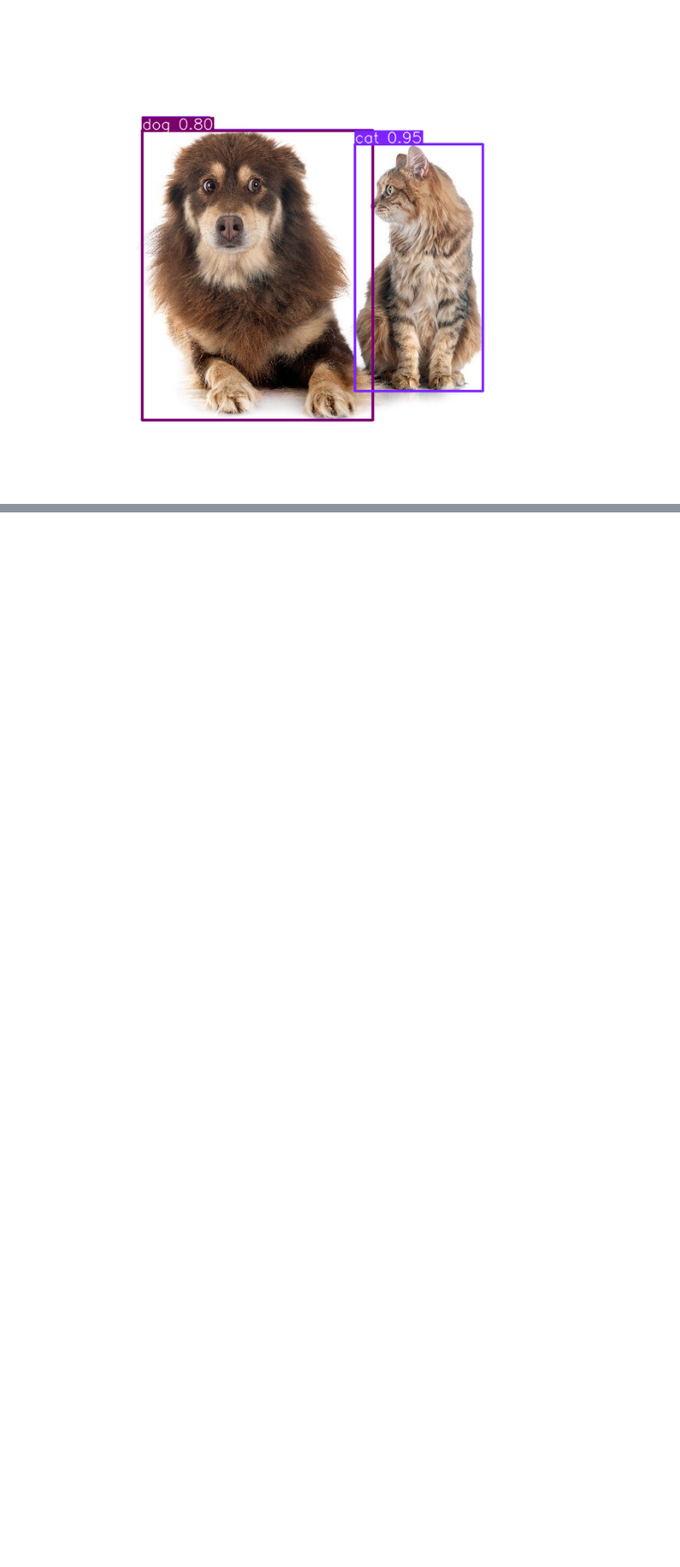
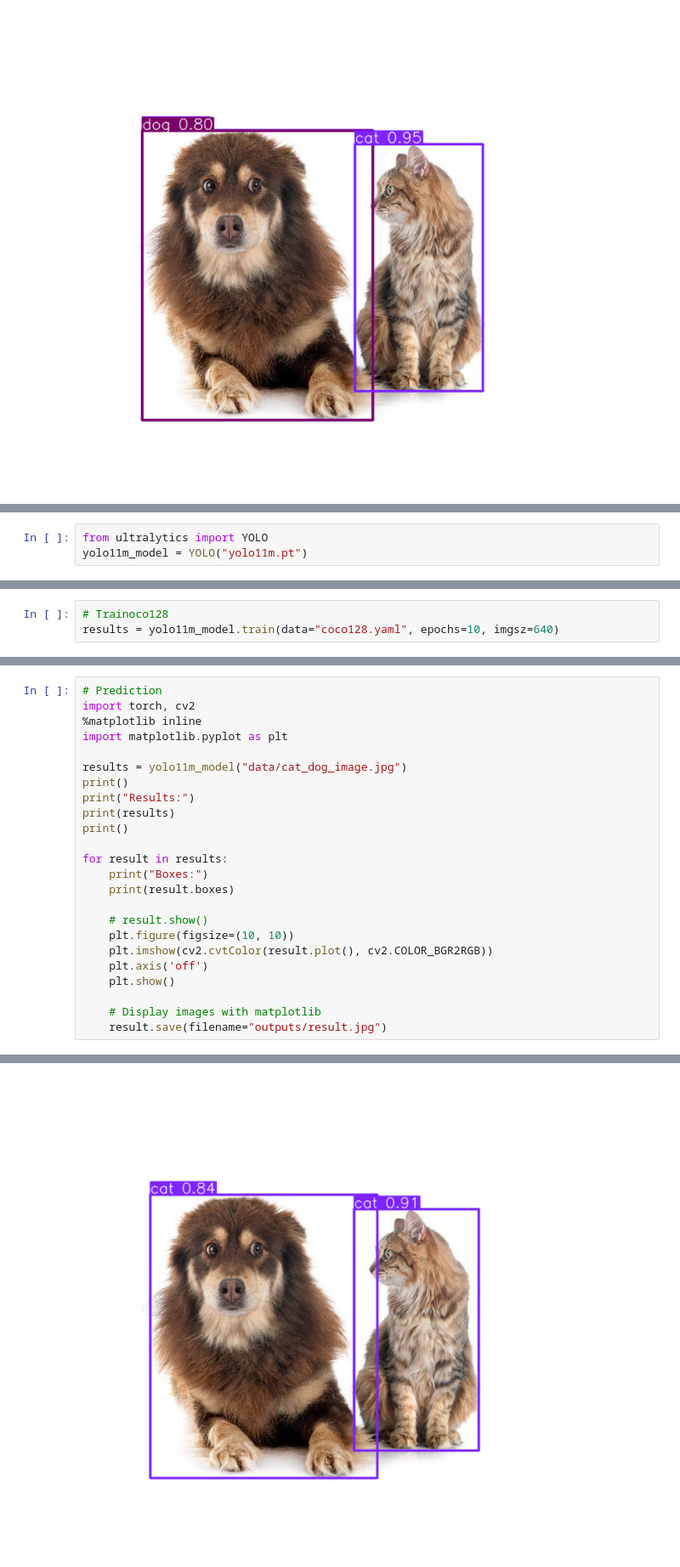
Before and after one commit to yungshun317/torch-cv, a Jupyter notebook: object_detection.ipynb, the cells around one changed output, grey strips where cells are left out. Shown at 85% size. Cells and saved outputs as stored; diff of their text form; blank space fills up the shorter version.

```diff
--- a/object_detection.ipynb
+++ b/object_detection.ipynb
@@ -354,0 +361,3 @@ speed: {'preprocess': 1.5671253204345703, 'inference': 5.206108093261719, 'postp
+# %%
+from ultralytics import YOLO
+yolo11m_model = YOLO("yolo11m.pt")
@@ -354,0 +389,3 @@ speed: {'preprocess': 1.5671253204345703, 'inference': 5.206108093261719, 'postp
+# %%
+# Trainoco128
+results = yolo11m_model.train(data="coco128.yaml", epochs=10, imgsz=640)
@@ -354,0 +483,25 @@ speed: {'preprocess': 1.5671253204345703, 'inference': 5.206108093261719, 'postp
+# %%
+# Prediction
+import torch, cv2
+%matplotlib inline
+import matplotlib.pyplot as plt
+
+results = yolo11m_model("data/cat_dog_image.jpg")
+print()
+print("Results:")
+print(results)
+print()
+
+for result in results:
+    print("Boxes:")
+    print(result.boxes)
+
+    # result.show()
+    plt.figure(figsize=(10, 10))
+    plt.imshow(cv2.cvtColor(result.plot(), cv2.COLOR_BGR2RGB))
+    plt.axis('off')
+    plt.show()
+
+    # Display images with matplotlib
+    result.save(filename="outputs/result.jpg")
+# %% [output]
@@ -354,0 +525 @@ speed: {'preprocess': 1.5671253204345703, 'inference': 5.206108093261719, 'postp
+[figure, added]
```
Also changed, not shown: parts of 10 cells of this notebook.
